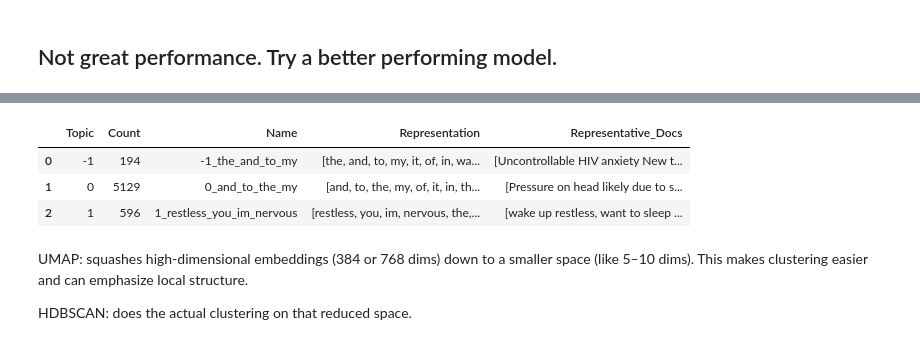
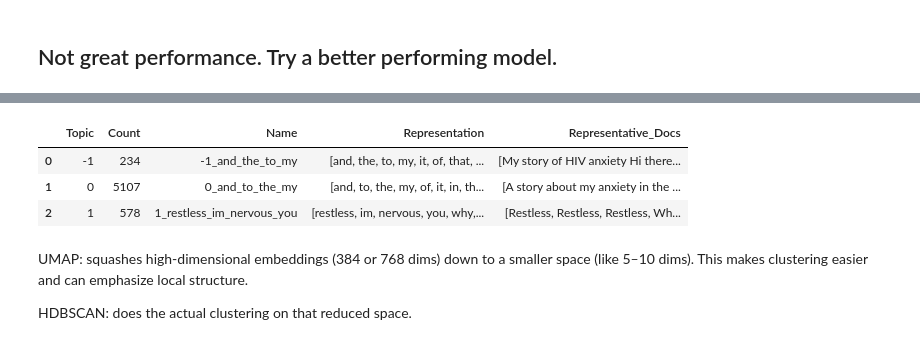
Before and after one commit to g0zzy/stress_sense, a Jupyter notebook: notebooks/g0zzy_bertopic.ipynb, the cells around one changed output, grey strips where cells are left out. Drawn from its saved outputs; the diff is of its cells as text; code cells hidden in the pictures.

```diff
--- a/notebooks/g0zzy_bertopic.ipynb
+++ b/notebooks/g0zzy_bertopic.ipynb
@@ -27,6 +54,6 @@ def strip_urls(text: str) -> str:
 
 * **Transformers are trained on raw(ish) text**
 # %%
-data.statement = data.statement.apply(lambda x: x.strip())
+#data.statement = data.statement.apply(lambda x: x.strip())
 # %%
-data.statement = data.statement.apply(strip_urls)
+#data.statement = data.statement.apply(strip_urls)
@@ -236,7 +295,7 @@ sbert = SentenceTransformer("all-mpnet-base-v2")
 embeddings = sbert.encode(stressed_posts, normalize_embeddings=True, show_progress_bar=True)
 # %%
 topic_model = BERTopic(
-    min_topic_size=100,      # try 50, 80, 100; pick the one that gives 8–12 coherent topics
+    min_topic_size=60,      # try 50, 80, 100; pick the one that gives 8–12 coherent topics
     n_gram_range=(1, 2),
     calculate_probabilities=True,
     verbose=True
@@ -255,7 +314,7 @@ topic_info.head(10)
 |  | Topic | Count | Name | Representation | Representative_Docs |
-| 0 | -1 | 194 | -1_the_and_to_my | [the, and, to, my, it, of, in, wa... | [Uncontrollable HIV anxiety New t... |
-| 1 | 0 | 5129 | 0_and_to_the_my | [and, to, the, my, of, it, in, th... | [Pressure on head likely due to s... |
-| 2 | 1 | 596 | 1_restless_you_im_nervous | [restless, you, im, nervous, the,... | [wake up restless, want to sleep ... |
+| 0 | -1 | 234 | -1_and_the_to_my | [and, the, to, my, it, of, that, ... | [My story of HIV anxiety Hi there... |
+| 1 | 0 | 5107 | 0_and_to_the_my | [and, to, the, my, of, it, in, th... | [A story about my anxiety in the ... |
+| 2 | 1 | 578 | 1_restless_im_nervous_you | [restless, im, nervous, you, why,... | [Restless, Restless, Restless, Wh... |
 # %% [markdown]
 UMAP: squashes high-dimensional embeddings (384 or 768 dims) down to a smaller space (like 5–10 dims). This makes clustering easier and can emphasize local structure.
 
```
Also changed, not shown: parts of 20 cells of this notebook.
